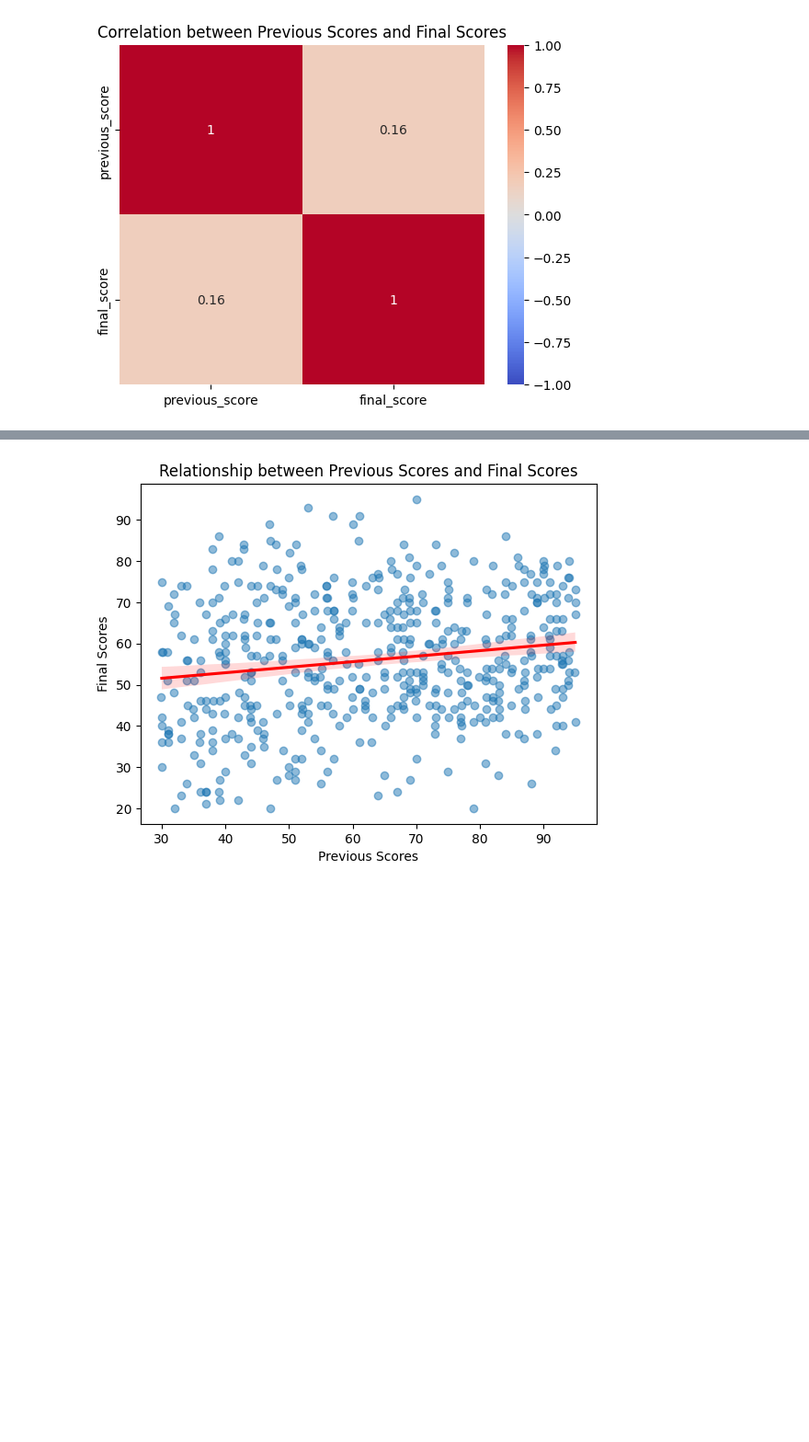
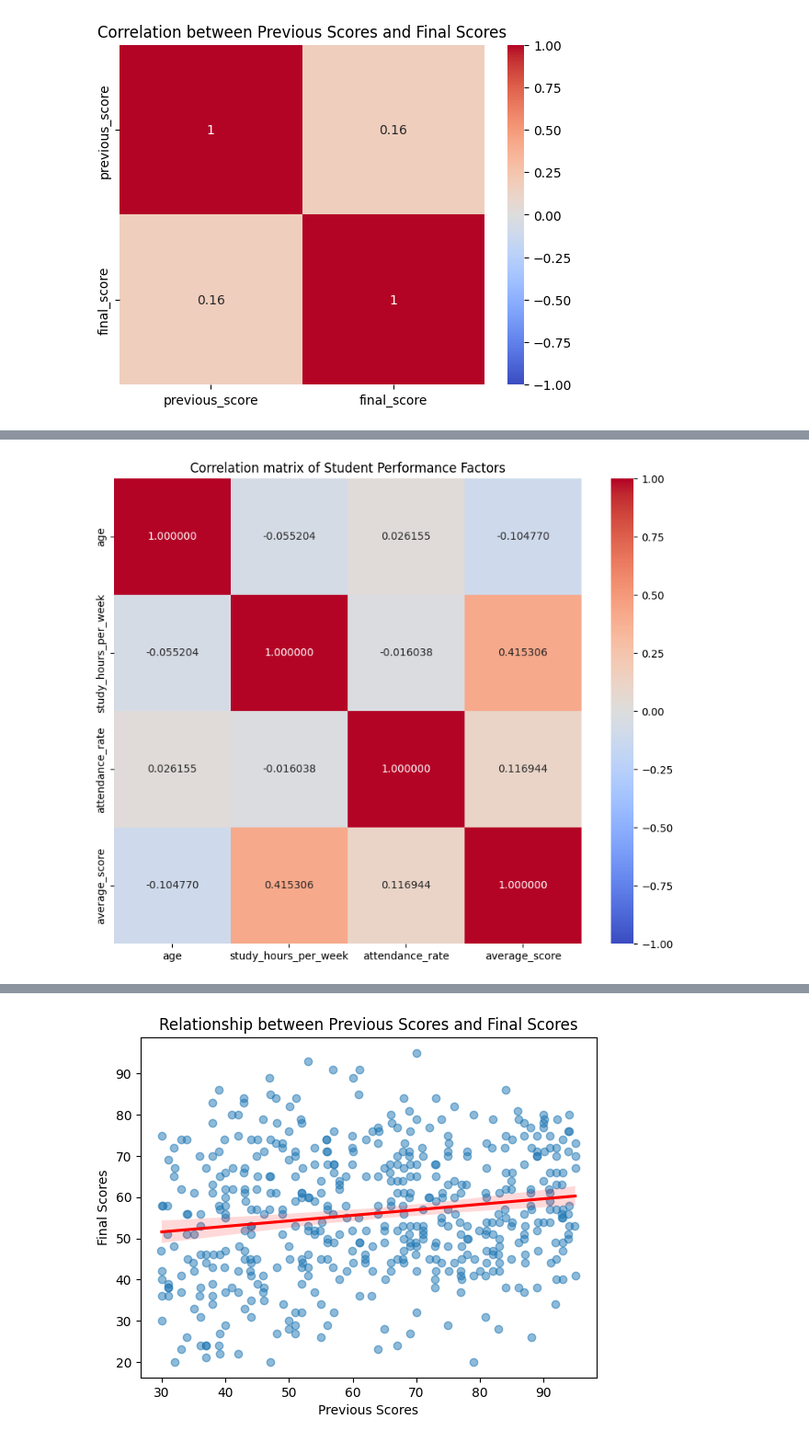
Before and after one commit to raymakoko/Student_Performance_Analyzer, a Jupyter notebook: notebooks/visualization.ipynb, the cells around one changed output, grey strips where cells are left out. Shown at 92% size. Cells and saved outputs as stored; diff of their text form; code cells hidden in the pictures; blank space fills up the shorter version.

```diff
--- a/notebooks/visualization.ipynb
+++ b/notebooks/visualization.ipynb
@@ -80,0 +122,10 @@ plt.show()
+# %%
+numerical_cols =['age', 'study_hours_per_week', 'attendance_rate', 'average_score']
+corr_matrix = student_performance_df[numerical_cols].corr()
+
+plt.figure(figsize=(10,8))
+sns.heatmap(corr_matrix, annot=True, cmap='coolwarm', fmt="2f", vmin=-1, vmax=1)
+plt.title('Correlation matrix of Student Performance Factors')
+plt.show()
+# %% [output]
+[figure, added]
```
Also changed, not shown: parts of 9 cells of this notebook, 1 other file.
